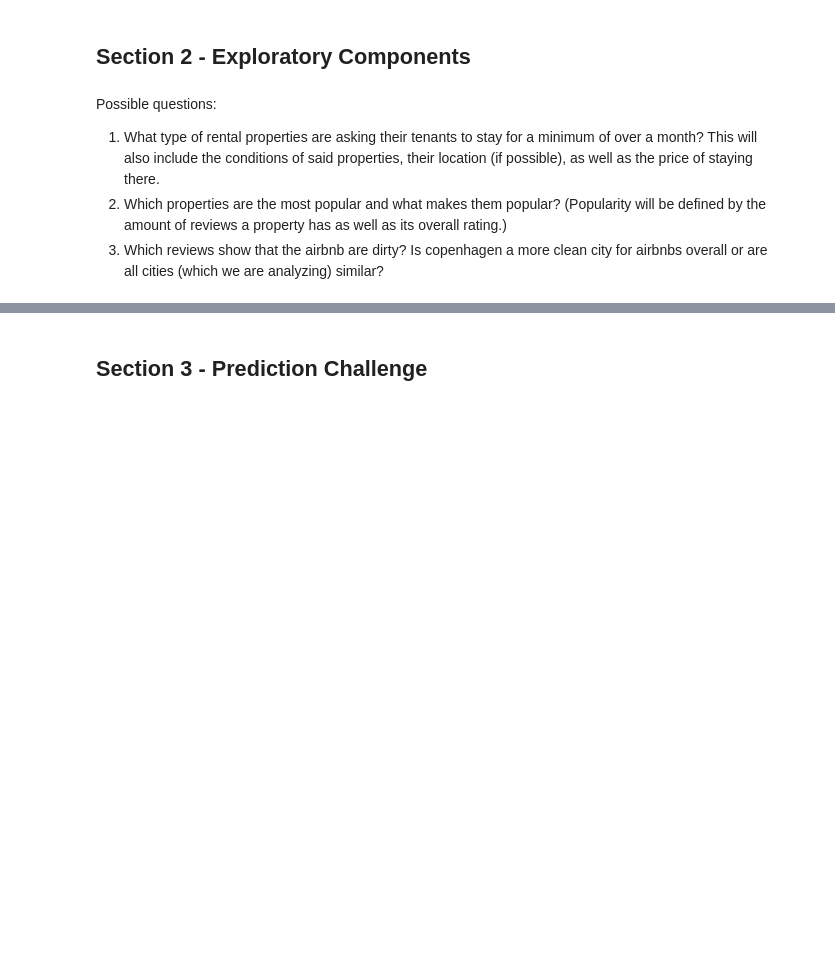
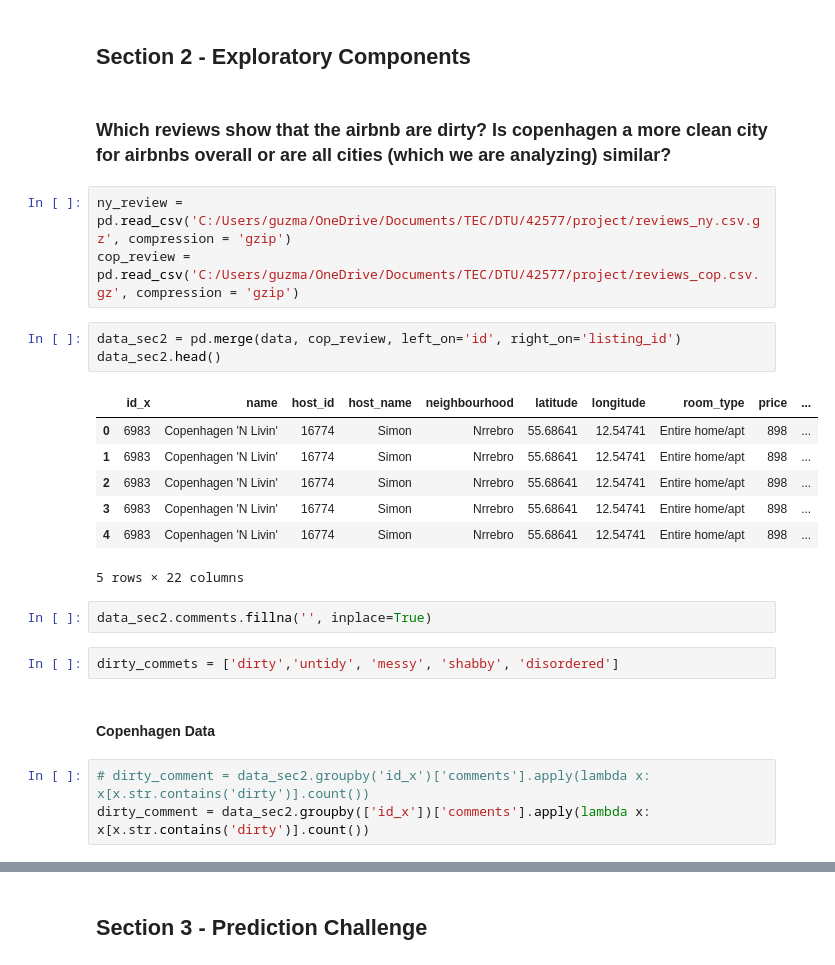
Before and after one commit to WizenPainter/airbnb_analysis_42577, a Jupyter notebook: Jaime.ipynb, the cells around one changed output, grey strips where cells are left out. Drawn from its saved outputs; the diff is of its cells as text; blank space fills up the shorter version.

Commit message:
Analysed NY data and dirty comments on reviews

```diff
--- a/Jaime.ipynb
+++ b/Jaime.ipynb
@@ -192,8 +192,28 @@ for i in percentiles:
 90th percentile: 1950.0
 # %% [markdown]
 ## Section 2 - Exploratory Components
-# %% [markdown]
-Possible questions:
-1. What type of rental properties are asking their tenants to stay for a minimum of over a month? This will also include the conditions of said properties, their location (if possible), as well as the price of staying there.
-2. Which properties are the most popular and what makes them popular? (Popularity will be defined by the amount of reviews a property has as well as its overall rating.)
-3. Which reviews show that the airbnb are dirty? Is copenhagen a more clean city for airbnbs overall or are all cities (which we are analyzing) similar?
+# %% [markdown]
+### Which reviews show that the airbnb are dirty? Is copenhagen a more clean city for airbnbs overall or are all cities (which we are analyzing) similar?
+# %%
+ny_review = pd.read_csv('C:/Users/guzma/OneDrive/Documents/TEC/DTU/42577/project/reviews_ny.csv.gz', compression = 'gzip')
+cop_review = pd.read_csv('C:/Users/guzma/OneDrive/Documents/TEC/DTU/42577/project/reviews_cop.csv.gz', compression = 'gzip')
+# %%
+data_sec2 = pd.merge(data, cop_review, left_on='id', right_on='listing_id')
+data_sec2.head()
+# %% [output]
+|  | id_x | name | host_id | host_name | neighbourhood | latitude | longitude | room_type | price | ... |
+| 0 | 6983 | Copenhagen 'N Livin' | 16774 | Simon | Nrrebro | 55.68641 | 12.54741 | Entire home/apt | 898 | ... |
+| 1 | 6983 | Copenhagen 'N Livin' | 16774 | Simon | Nrrebro | 55.68641 | 12.54741 | Entire home/apt | 898 | ... |
+| 2 | 6983 | Copenhagen 'N Livin' | 16774 | Simon | Nrrebro | 55.68641 | 12.54741 | Entire home/apt | 898 | ... |
+| 3 | 6983 | Copenhagen 'N Livin' | 16774 | Simon | Nrrebro | 55.68641 | 12.54741 | Entire home/apt | 898 | ... |
+| 4 | 6983 | Copenhagen 'N Livin' | 16774 | Simon | Nrrebro | 55.68641 | 12.54741 | Entire home/apt | 898 | ... |
+5 rows × 22 columns
+# %%
+data_sec2.comments.fillna('', inplace=True)
+# %%
+dirty_commets = ['dirty','untidy', 'messy', 'shabby', 'disordered']
+# %% [markdown]
+#### Copenhagen Data
+# %%
+# dirty_comment = data_sec2.groupby('id_x')['comments'].apply(lambda x: x[x.str.contains('dirty')].count())
+dirty_comment = data_sec2.groupby(['id_x'])['comments'].apply(lambda x: x[x.str.contains('dirty')].count())
```
Also changed, not shown: parts of 24 cells of this notebook.
